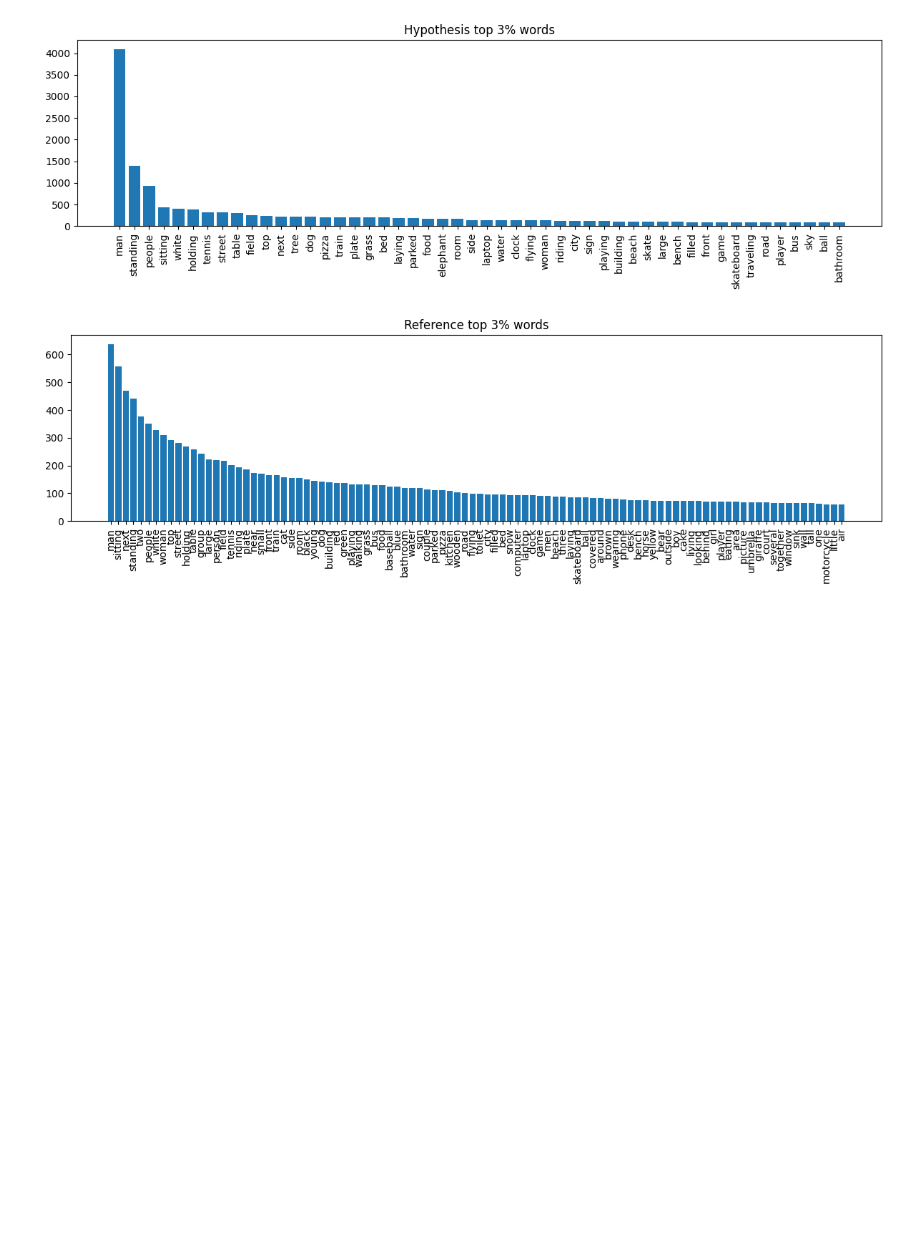
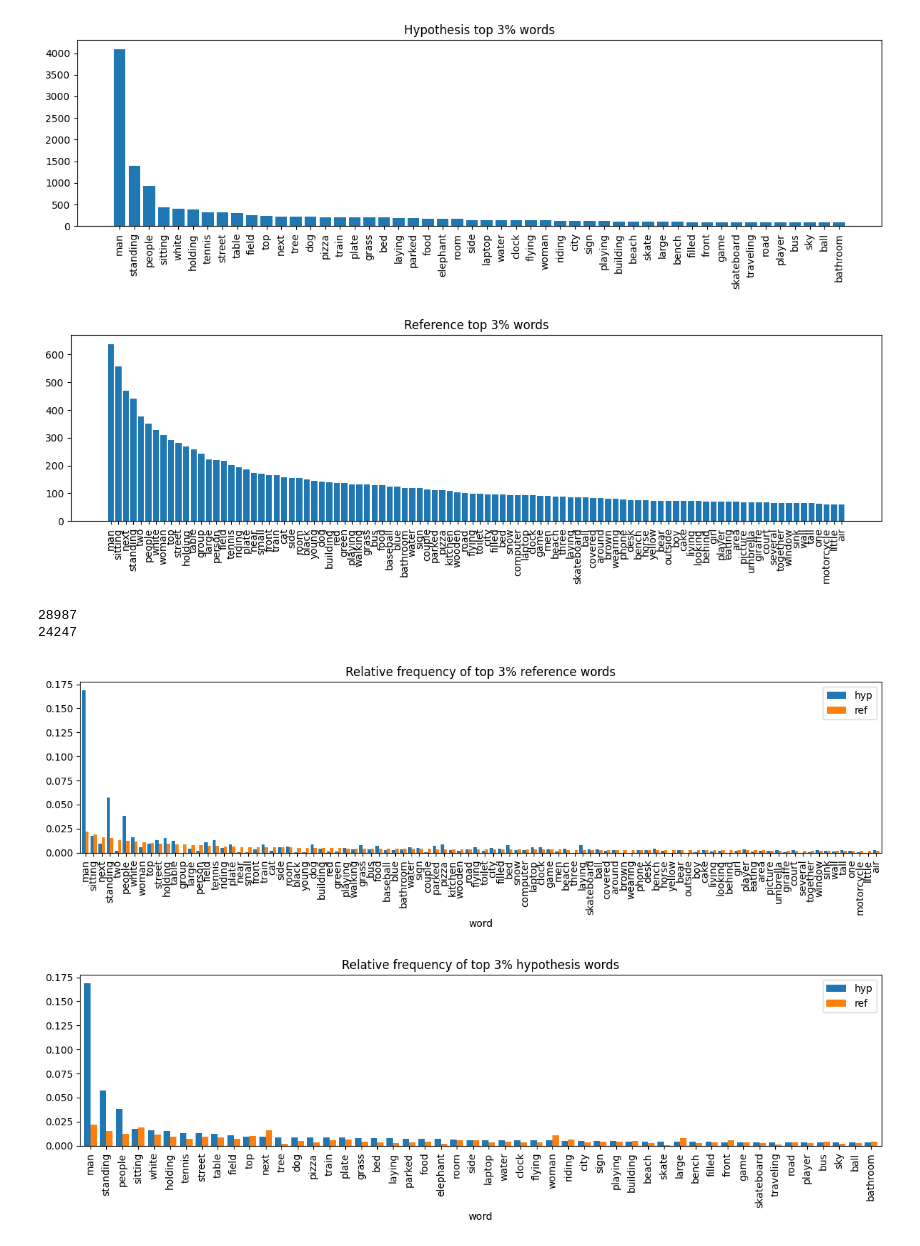
Before and after one commit to Walden-ea/emcomm_captions, a Jupyter notebook: notebooks/data/check_distrs.ipynb, the cells around one changed output. Cells and saved outputs as stored; diff of their text form; code cells hidden in the pictures; blank space fills up the shorter version.

```diff
--- a/notebooks/data/check_distrs.ipynb
+++ b/notebooks/data/check_distrs.ipynb
@@ -99,3 +99,57 @@ plt.show()
 # %% [output]
 [figure]
 [figure]
+# %%
+# total corpus sizes
+total_hyp_tokens = sum(hyp_counter.values())
+total_ref_tokens = sum(ref_counter.values())
+
+# select top n% words
+ref_top_words = ref_df.iloc[:n_ref]['word']
+hyp_top_words = hyp_df.iloc[:n_hyp]['word']
+print(total_ref_tokens)
+print(total_hyp_tokens)
+
+# helper: build dataframe with relative frequencies
+def build_rel_freq_df(words, hyp_ctr, ref_ctr, total_hyp, total_ref):
+    data = {
+        "word": words,
+        "hyp": [hyp_ctr.get(w, 0) / total_hyp for w in words],
+        "ref": [ref_ctr.get(w, 0) / total_ref for w in words],
+    }
+    return pd.DataFrame(data).set_index("word")
+
+# --- Top % reference words ---
+df_refwords = build_rel_freq_df(
+    ref_top_words,
+    hyp_counter,
+    ref_counter,
+    total_hyp_tokens,
+    total_ref_tokens,
+)
+
+df_refwords.plot(kind="bar", figsize=(12, 4), width=0.8)
+plt.title(f"Relative frequency of top {percent}% reference words")
+plt.xticks(rotation=90)
+plt.tight_layout()
+plt.show()
+
+# --- Top % hypothesis words ---
+df_hypwords = build_rel_freq_df(
+    hyp_top_words,
+    hyp_counter,
+    ref_counter,
+    total_hyp_tokens,
+    total_ref_tokens,
+)
+
+df_hypwords.plot(kind="bar", figsize=(12, 4), width=0.8)
+plt.title(f"Relative frequency of top {percent}% hypothesis words")
+plt.xticks(rotation=90)
+plt.tight_layout()
+plt.show()
+# %% [output]
+28987
+24247
+[figure, added]
+[figure, added]
```
